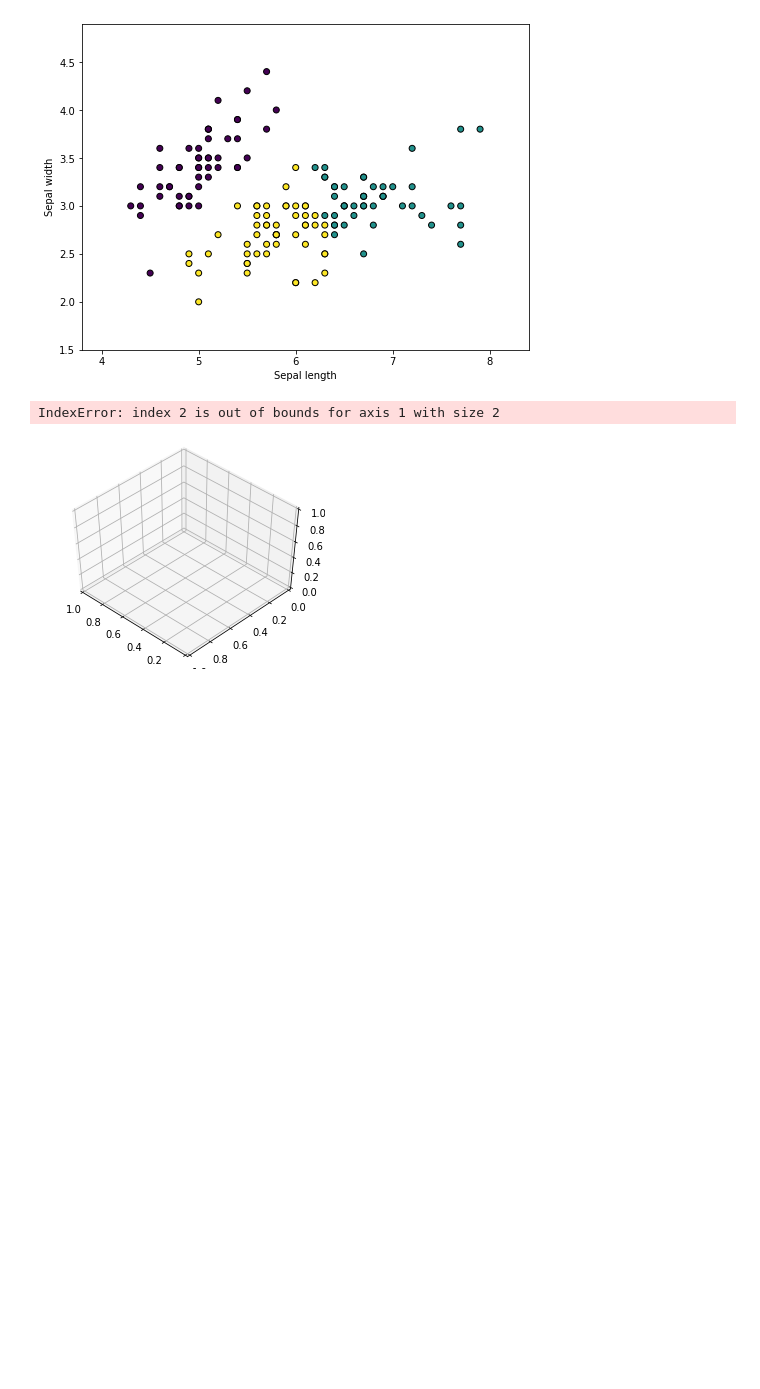
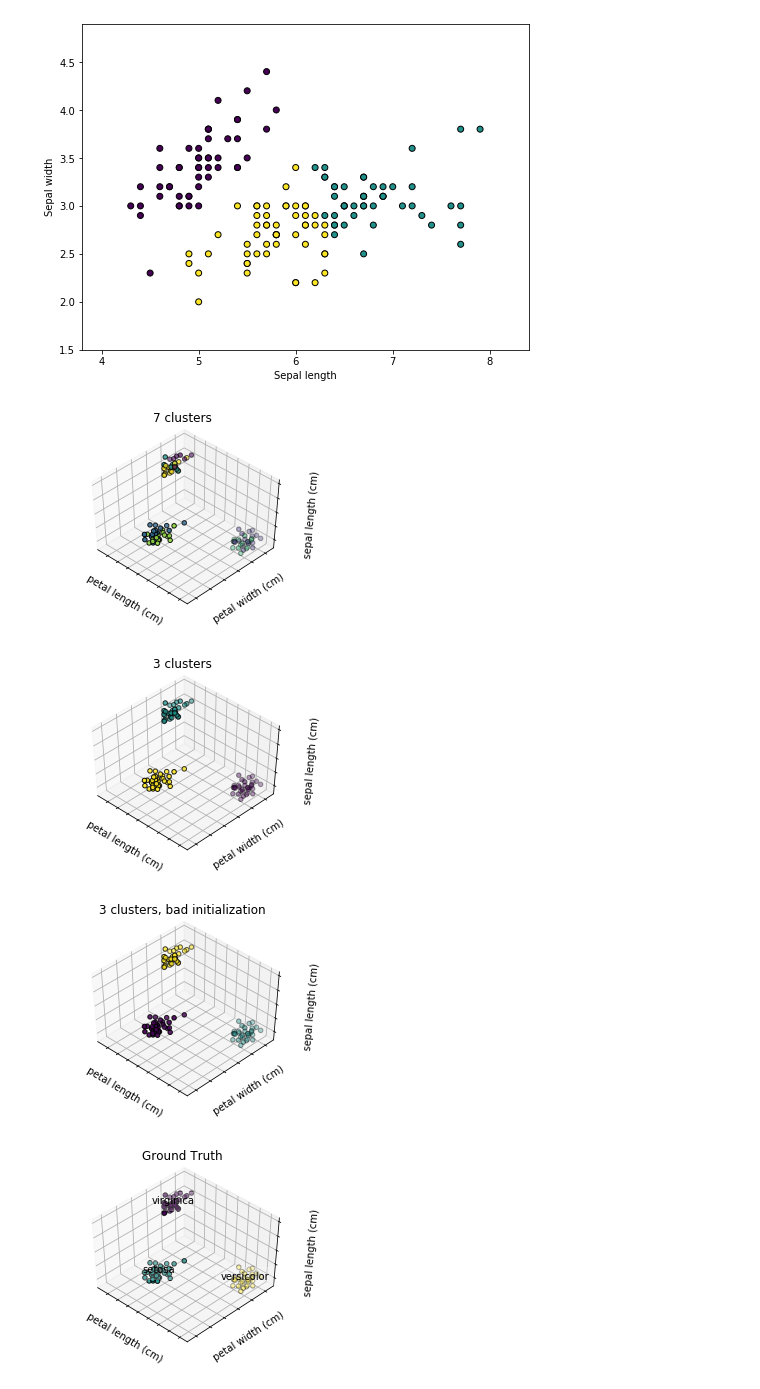
Before and after one commit to DanielLeeOdyssey/4th-ML100Days, a Jupyter notebook: homework/Day_055_HW.ipynb, the cells around one changed output. Saved outputs shown, nothing was run; the diff lists cells and outputs as text; code cells hidden in the pictures; blank space fills up the shorter version.

```diff
--- a/homework/Day_055_HW.ipynb
+++ b/homework/Day_055_HW.ipynb
@@ -65,12 +65,18 @@ plt.ylim(y_min, y_max)
 plt.show()
 # %% [output]
 [figure]
+# %%
+toy = datasets.make_blobs(centers=3, n_features=4)
+X = toy[0]
+y = toy[1]
 # %%
 estimators = [('k_means_7', KMeans(n_clusters=7)),
               ('k_means_3', KMeans(n_clusters=3)),
               ('k_means_bad_init', KMeans(n_clusters=3, n_init=1,
                                                init='random'))]
 # %%
+feature_names = iris.feature_names
+target_name = iris.target_names
 axis1, axis2, axis3 = [2, 3, 0]
 
 fignum = 1
@@ -95,32 +101,34 @@ for name, est in estimators:
     ax.set_zlabel(feature_names[axis3])
     ax.set_title(titles[fignum - 1])
     ax.dist = 12
     fignum = fignum + 1
 
 # Plot the ground truth
 fig = plt.figure(fignum, figsize=(4, 3))
 ax = Axes3D(fig, rect=[0, 0, .95, 1], elev=48, azim=134)
 
 for name, label in zip(target_name, range(3)):
     ax.text3D(X[y == label, axis1].mean(),
               X[y == label, axis2].mean(),
               X[y == label, axis3].mean(), name,
               horizontalalignment='center',
               bbox=dict(alpha=.2, edgecolor='w', facecolor='w'))
 # Reorder the labels to have colors matching the cluster results
 Y = np.choose(y, [1, 2, 0]).astype(np.float)
 ax.scatter(X[:, axis1], X[:, axis2], X[:, axis3], c=Y, edgecolor='k')
 
 ax.w_xaxis.set_ticklabels([])
 ax.w_yaxis.set_ticklabels([])
 ax.w_zaxis.set_ticklabels([])
 ax.set_xlabel(feature_names[axis1])
 ax.set_ylabel(feature_names[axis2])
 ax.set_zlabel(feature_names[axis3])
 ax.set_title('Ground Truth')
 ax.dist = 12
 
 #fig.show()
 # %% [output]
-IndexError: index 2 is out of bounds for axis 1 with size 2
-[figure, old version]
+[figure, new version]
+[figure, added]
+[figure, added]
+[figure, added]
```
